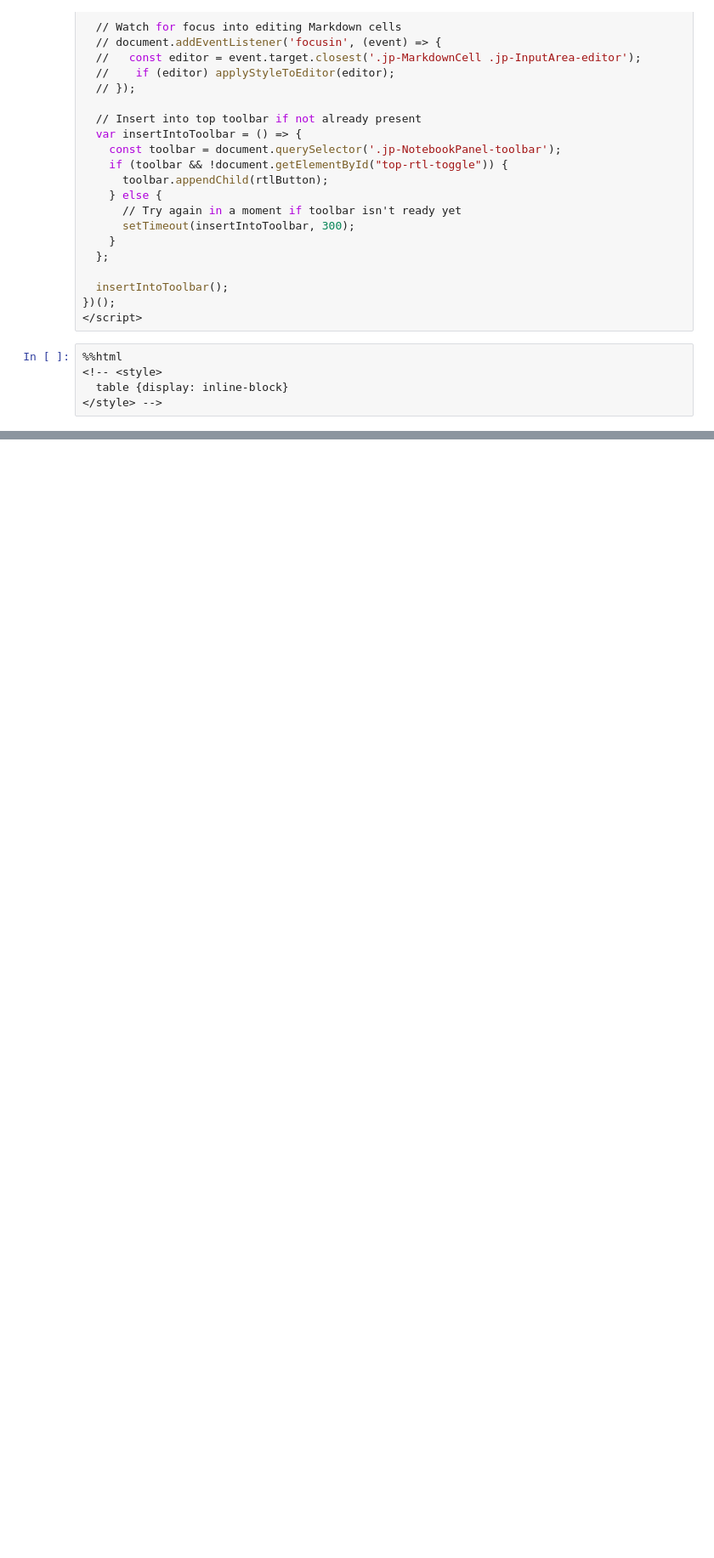
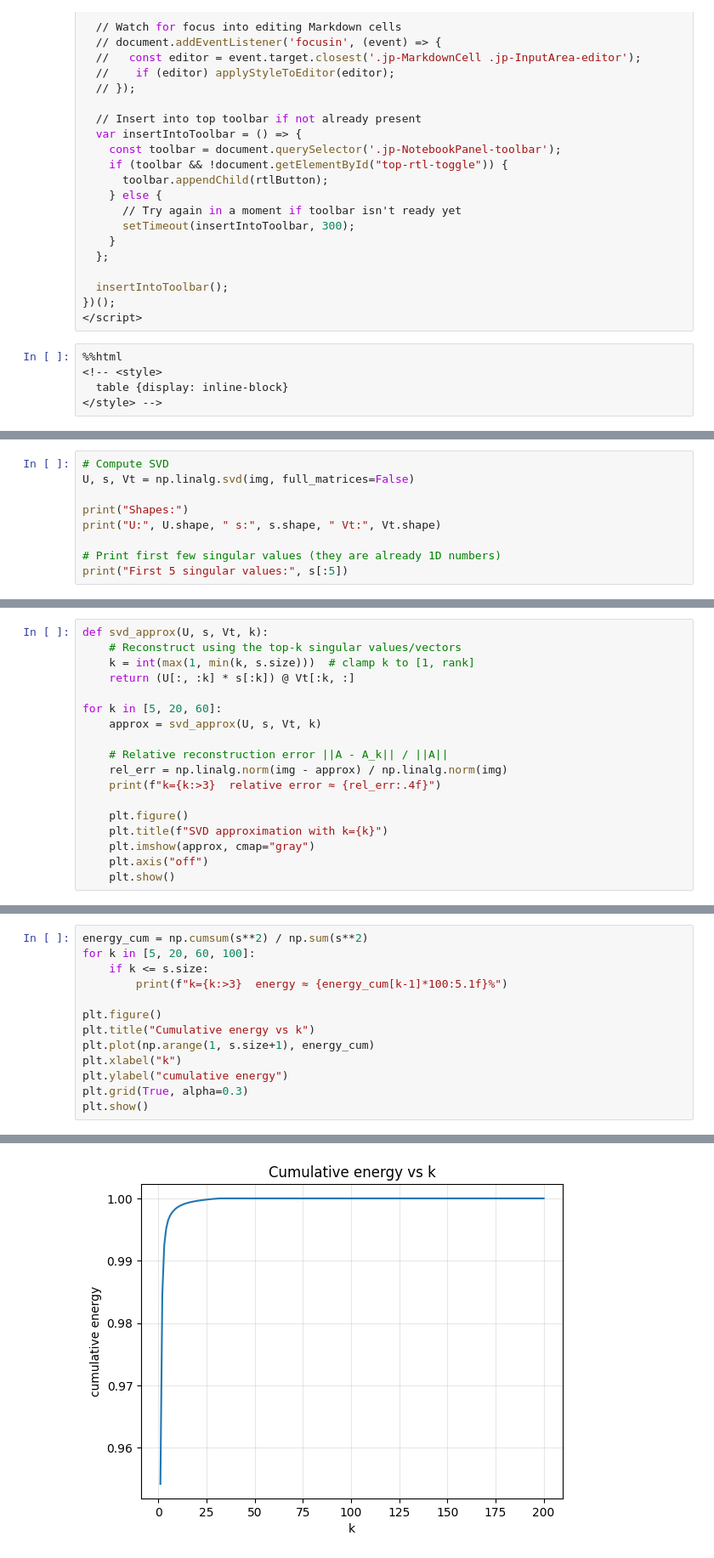
Before and after one commit to artumek-tau/computers-for-physics, a Jupyter notebook: _sources/9_week.ipynb, the cells around one changed output, grey strips where cells are left out. Shown at 85% size. Drawn from its saved outputs; the diff is of its cells as text; blank space fills up the shorter version.

```diff
--- a/_sources/9_week.ipynb
+++ b/_sources/9_week.ipynb
@@ -1769,0 +961,9 @@ print(f"Estimated Q ~ {Q_hat:.2f}")
+# %%
+# Compute SVD
+U, s, Vt = np.linalg.svd(img, full_matrices=False)
+
+print("Shapes:")
+print("U:", U.shape, " s:", s.shape, " Vt:", Vt.shape)
+
+# Print first few singular values (they are already 1D numbers)
+print("First 5 singular values:", s[:5])
@@ -1769,0 +1028,18 @@ print(f"Estimated Q ~ {Q_hat:.2f}")
+# %%
+def svd_approx(U, s, Vt, k):
+    # Reconstruct using the top-k singular values/vectors
+    k = int(max(1, min(k, s.size)))  # clamp k to [1, rank]
+    return (U[:, :k] * s[:k]) @ Vt[:k, :]
+
+for k in [5, 20, 60]:
+    approx = svd_approx(U, s, Vt, k)
+
+    # Relative reconstruction error ||A - A_k|| / ||A||
+    rel_err = np.linalg.norm(img - approx) / np.linalg.norm(img)
+    print(f"k={k:>3}  relative error ≈ {rel_err:.4f}")
+
+    plt.figure()
+    plt.title(f"SVD approximation with k={k}")
+    plt.imshow(approx, cmap="gray")
+    plt.axis("off")
+    plt.show()
@@ -1769,0 +1083,14 @@ print(f"Estimated Q ~ {Q_hat:.2f}")
+# %%
+energy_cum = np.cumsum(s**2) / np.sum(s**2)
+for k in [5, 20, 60, 100]:
+    if k <= s.size:
+        print(f"k={k:>3}  energy ≈ {energy_cum[k-1]*100:5.1f}%")
+
+plt.figure()
+plt.title("Cumulative energy vs k")
+plt.plot(np.arange(1, s.size+1), energy_cum)
+plt.xlabel("k")
+plt.ylabel("cumulative energy")
+plt.grid(True, alpha=0.3)
+plt.show()
+# %% [output]
@@ -1769,0 +1101 @@ print(f"Estimated Q ~ {Q_hat:.2f}")
+[figure, added]
```
Also changed, not shown: parts of 157 cells of this notebook, 52 other files.
